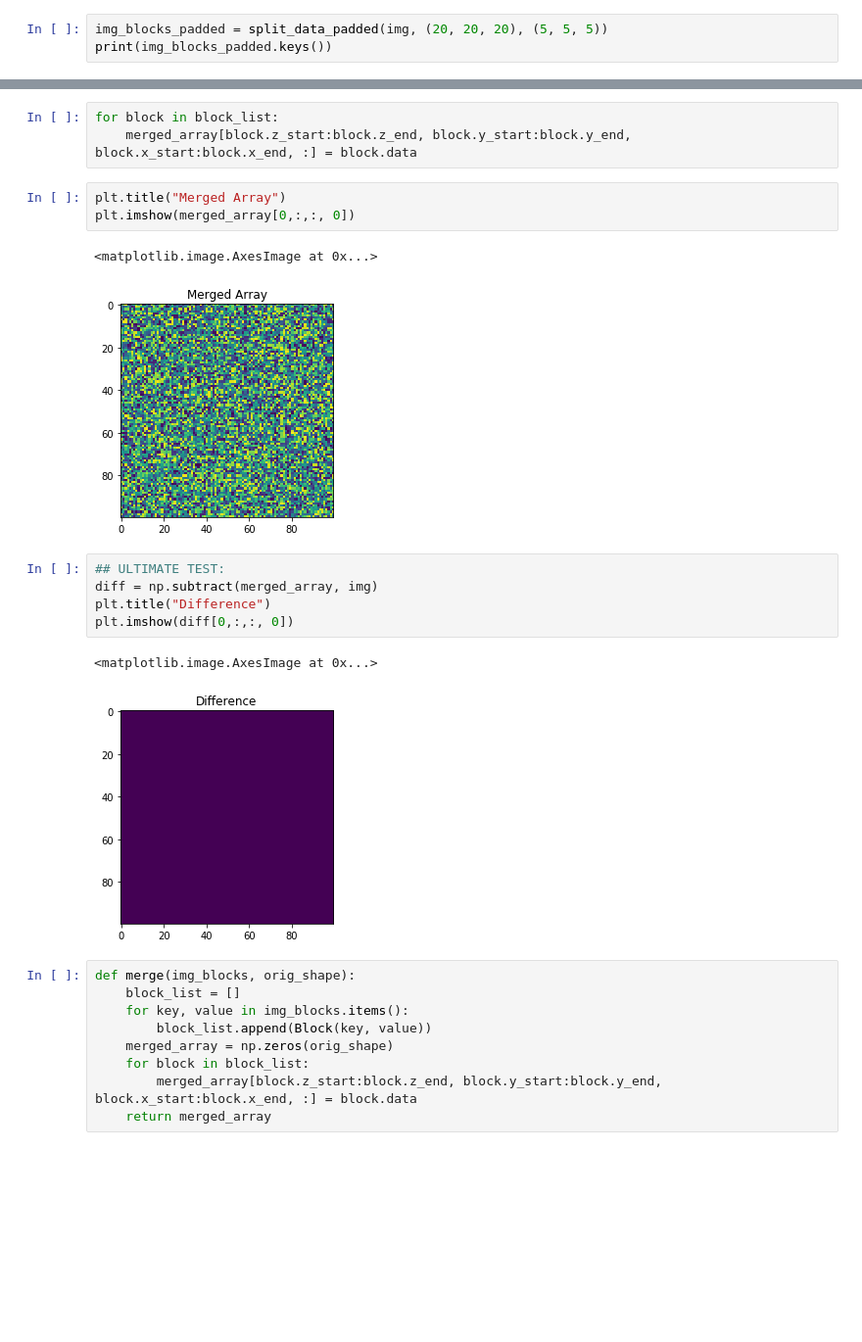
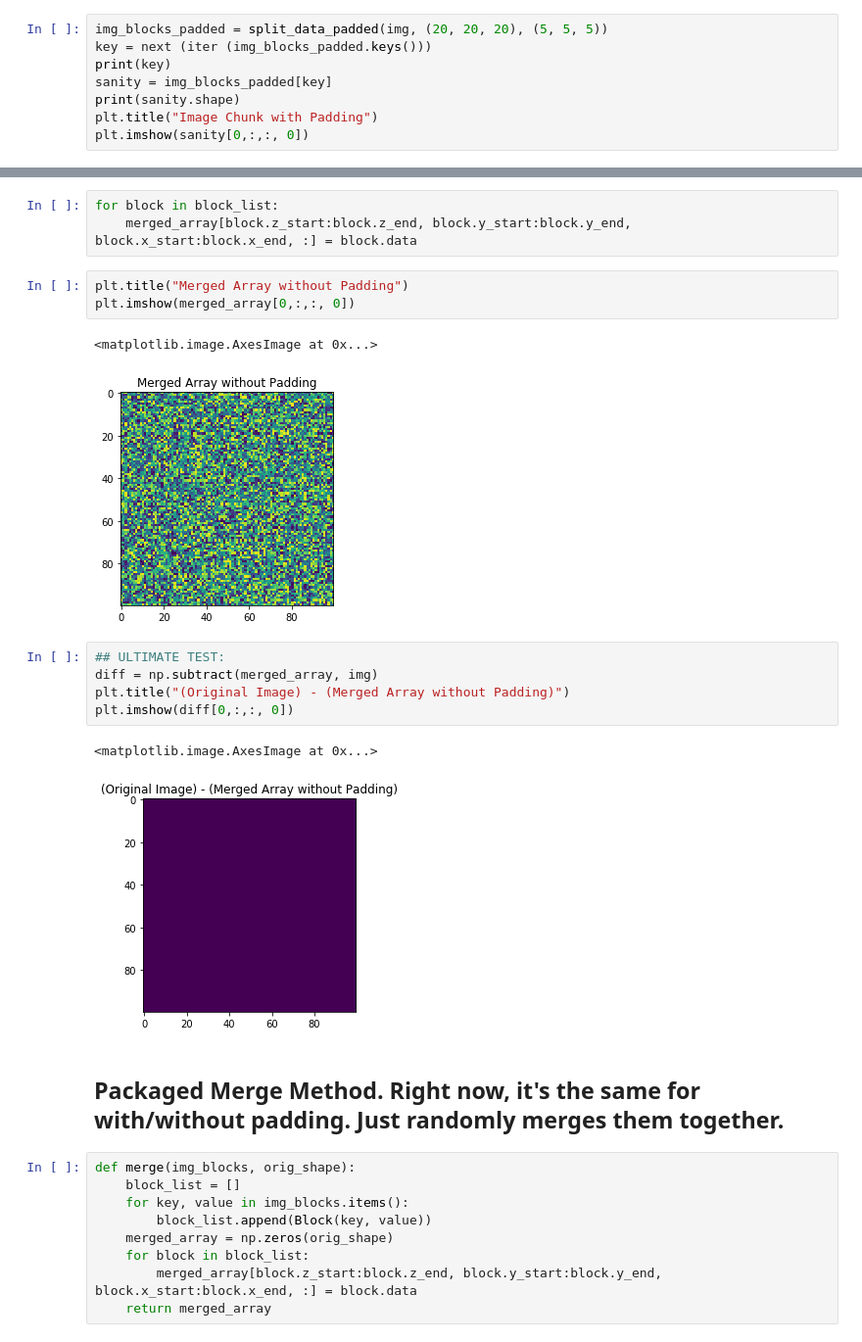
Before and after one commit to zainebrahim/nomads, a Jupyter notebook: source/richard/Image Splitting.ipynb, the cells around one changed output, grey strips where cells are left out. Shown: that part at 98% size. Saved outputs shown, nothing was run; the diff lists cells and outputs as text; blank space fills up the shorter version.

```diff
--- a/source/richard/Image Splitting.ipynb
+++ b/source/richard/Image Splitting.ipynb
@@ -191,5 +211,10 @@ def split_data_padded(data, block_size, padding):
     return img_blocks
 # %%
 img_blocks_padded = split_data_padded(img, (20, 20, 20), (5, 5, 5))
-print(img_blocks_padded.keys())
+key = next (iter (img_blocks_padded.keys()))
+print(key)
+sanity = img_blocks_padded[key]
+print(sanity.shape)
+plt.title("Image Chunk with Padding")
+plt.imshow(sanity[0,:,:, 0])
 # %% [output]
@@ -233,19 +263,21 @@ print(merged_array.shape)
 for block in block_list:
     merged_array[block.z_start:block.z_end, block.y_start:block.y_end, block.x_start:block.x_end, :] = block.data
 # %%
-plt.title("Merged Array")
+plt.title("Merged Array without Padding")
 plt.imshow(merged_array[0,:,:, 0])
 # %% [output]
 <matplotlib.image.AxesImage at 0x...>
-[figure, old version]
+[figure, new version]
 # %%
 ## ULTIMATE TEST:
 diff = np.subtract(merged_array, img)
-plt.title("Difference")
+plt.title("(Original Image) - (Merged Array without Padding)")
 plt.imshow(diff[0,:,:, 0])
 # %% [output]
 <matplotlib.image.AxesImage at 0x...>
-[figure, old version]
+[figure, new version]
+# %% [markdown]
+## Packaged Merge Method. Right now, it's the same for with/without padding. Just randomly merges them together.
 # %%
 def merge(img_blocks, orig_shape):
     block_list = []
```
Also changed, not shown: parts of 12 cells of this notebook.
